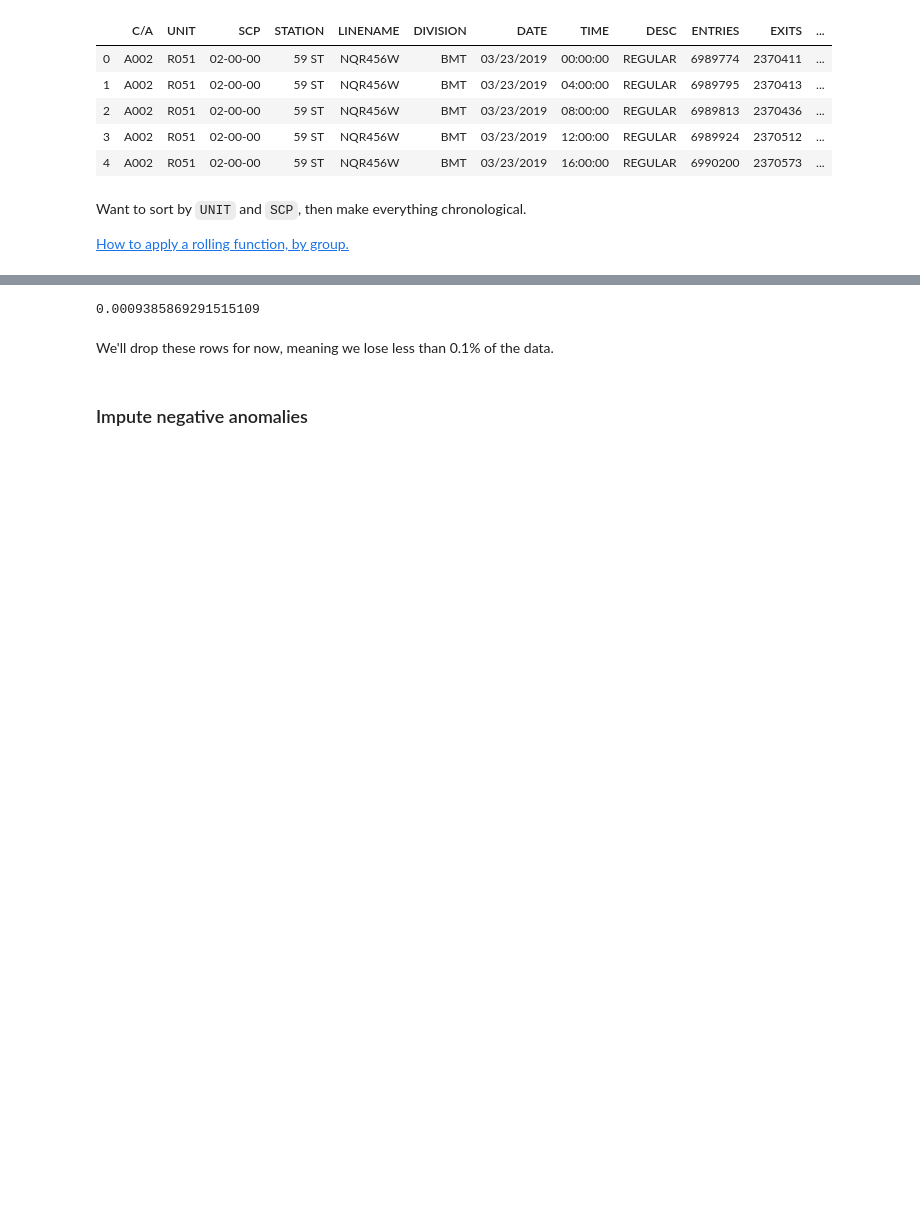
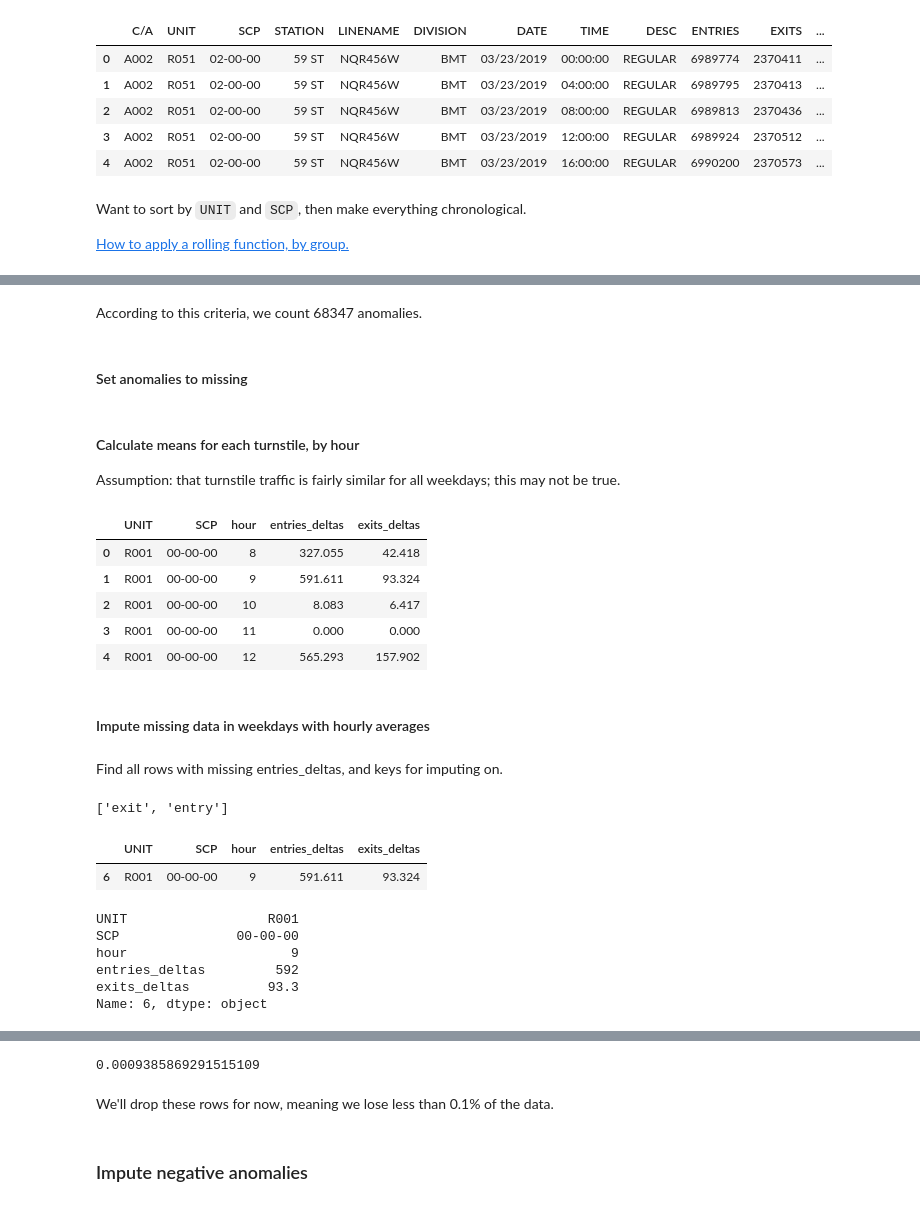
Before and after one commit to collindching/MTA-Turnstile-Analysis, a Jupyter notebook: Data Cleaning (Collin).ipynb, the cells around one changed output, grey strips where cells are left out. Cells and saved outputs as stored; diff of their text form; code cells hidden in the pictures; blank space fills up the shorter version.

Commit message:
renamed data analysis and some exploration

```diff
--- a/Turnstile Data Analysis (Collin).ipynb
+++ b/Data Cleaning (Collin).ipynb
@@ -166,12 +172,14 @@ Want to sort by `UNIT` and `SCP`, then make everything chronological.
 
 [How to apply a rolling function, by group.](https://chrisalbon.com/python/data_wrangling/pandas_apply_function_by_group/)
 # %%
-df_clean = df.sort_values(['UNIT','SCP','DATE','TIME'], ascending=[True,True,False,True]).reset_index(drop=True)
+df_clean = df.sort_values(['UNIT','SCP','year','month','day','hour'],
+                          ascending=[True,True,True,True,True,True]).reset_index(drop=True)
+
+# calculate deltas
 turnstiles = df_clean.groupby(['UNIT', 'SCP', 'year'], sort=False)
-
 df_clean['entries_deltas'] = turnstiles['ENTRIES'].apply(lambda x: x.rolling(2).apply(lambda x: x[1] - x[0], raw=True))
 df_clean['exits_deltas'] = turnstiles['EXITS'].apply(lambda x: x.rolling(2).apply(lambda x: x[1] - x[0], raw=True))
+
+# additional features
 df_clean['is_weekday'] = (df_clean['day_of_week'] != 5) & (df_clean['day_of_week'] != 6)
-
-# could pickle this later
-weekdays = df_clean.loc[(df_clean['day_of_week'] != 5) & (df_clean['day_of_week'] != 6)]
+# df_clean['tot_traffic'] = df_clean['entries_deltas'] + df_clean['exits_deltas']
@@ -178 +188,5 @@ weekdays = df_clean.loc[(df_clean['day_of_week'] != 5) & (df_clean['day_of_week'
+# %%
+# create weekday
+weekdays = df_clean.loc[(df_clean['day_of_week'] != 5) & (df_clean['day_of_week'] != 6)].copy()
+weekdays = weekdays[(weekdays['hour'] >= 8) & (weekdays['hour'] <= 20)]
 # %% [markdown]
@@ -197,0 +210,33 @@ According to this criteria, we count 2.27m anomalies. What percentage of our dat
+# %% [markdown]
+According to this criteria, we count 68347 anomalies.
+# %% [markdown]
+#### Set anomalies to missing
+# %%
+# catch negative traffic
+weekdays.loc[weekdays['entries_deltas'] < 0, 'entries_deltas'] = np.nan
+weekdays.loc[weekdays['exits_deltas'] < 0, 'exits_deltas'] = np.nan
+
+# catch abnormally high traffic
+weekdays.loc[weekdays['entries_deltas'] > 4800, 'entries_deltas'] = np.nan
+weekdays.loc[weekdays['exits_deltas'] > 4800, 'exits_deltas'] = np.nan
+# %% [markdown]
+####  Calculate means for each turnstile, by hour
+
+Assumption: that turnstile traffic is fairly similar for all weekdays; this may not be true.
+# %%
+av_traffic = weekdays. \
+                groupby(['UNIT','SCP','hour'],as_index=False)['entries_deltas','exits_deltas']. \
+                agg(np.nanmean)
+# %%
+av_traffic.head()
+# %% [output]
+|  | UNIT | SCP | hour | entries_deltas | exits_deltas |
+| 0 | R001 | 00-00-00 | 8 | 327.055 | 42.418 |
+| 1 | R001 | 00-00-00 | 9 | 591.611 | 93.324 |
+| 2 | R001 | 00-00-00 | 10 | 8.083 | 6.417 |
+| 3 | R001 | 00-00-00 | 11 | 0.000 | 0.000 |
+| 4 | R001 | 00-00-00 | 12 | 565.293 | 157.902 |
+# %% [markdown]
+#### Impute missing data in weekdays with hourly averages
+# %% [markdown]
+Find all rows with missing entries_deltas, and keys for imputing on.
@@ -197,0 +245,22 @@ According to this criteria, we count 2.27m anomalies. What percentage of our dat
+# %%
+['exit',traffic_type]
+# %% [output]
+['exit', 'entry']
+# %%
+row_label = av_traffic[(av_traffic['UNIT']=='R001') \
+                       & (av_traffic['SCP'] == '00-00-00') \
+                       & (av_traffic['hour']==9)] \
+                            .index.values
+av_traffic.loc[row_label,:]
+# %% [output]
+|  | UNIT | SCP | hour | entries_deltas | exits_deltas |
+| 6 | R001 | 00-00-00 | 9 | 591.611 | 93.324 |
+# %%
+av_traffic.iloc[6,:]
+# %% [output]
+UNIT                  R001
+SCP               00-00-00
+hour                     9
+entries_deltas         592
+exits_deltas          93.3
+Name: 6, dtype: object
```
Also changed, not shown: parts of 21 cells of this notebook, 1 other file.
